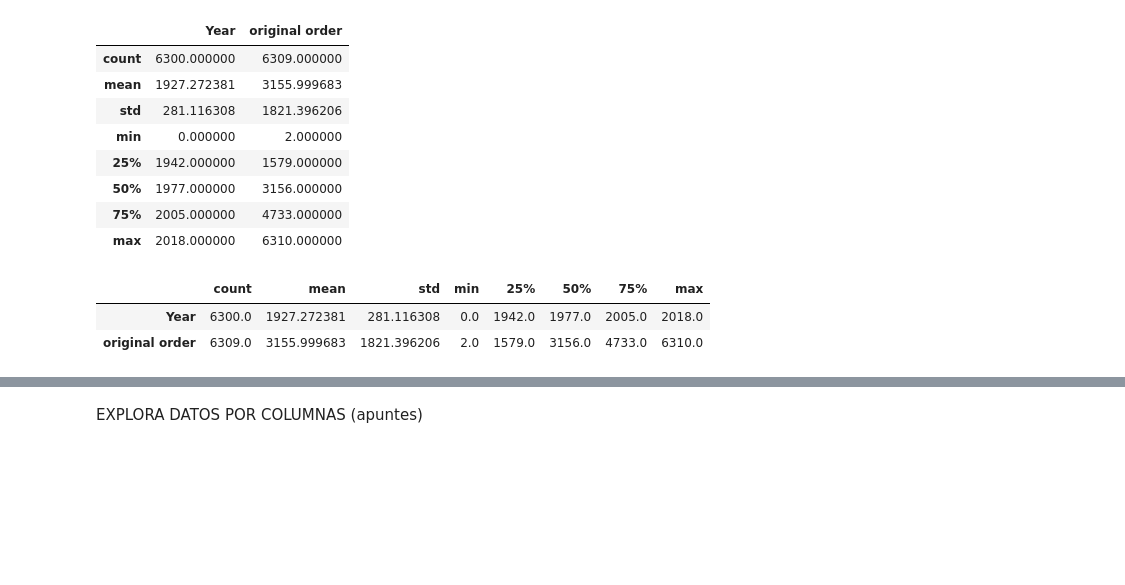
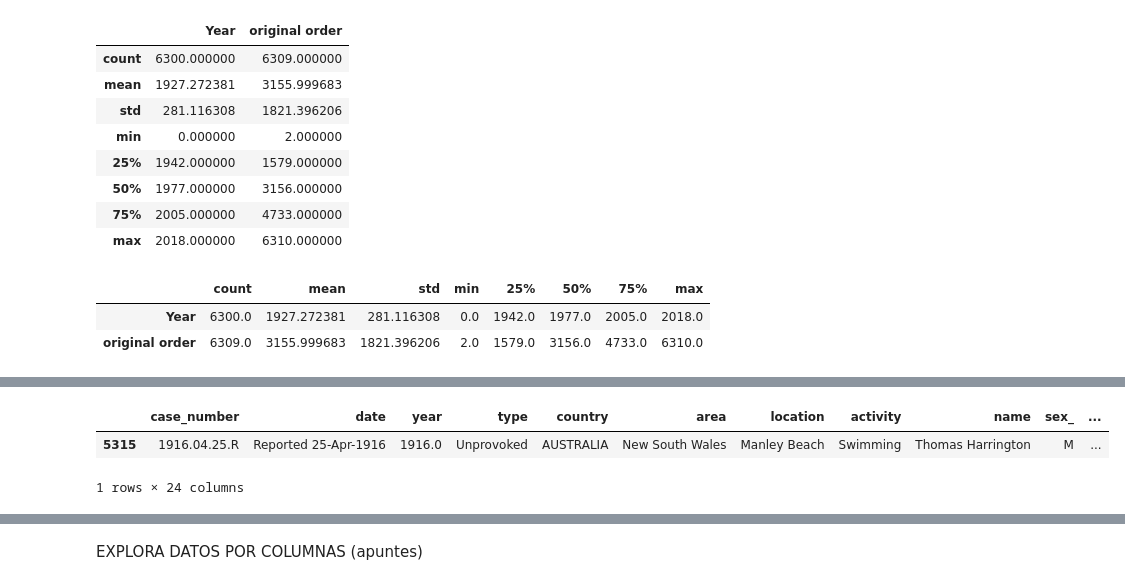
Before and after one commit to jesuschao/data-cleaning-pandas, a Jupyter notebook: your-code/clean.ipynb, the cells around one changed output, grey strips where cells are left out. Drawn from its saved outputs; the diff is of its cells as text; code cells hidden in the pictures; blank space fills up the shorter version.

```diff
--- a/your-code/clean.ipynb
+++ b/your-code/clean.ipynb
@@ -108,0 +178,7 @@ attacks.describe().T
+# %%
+attacks_renombrado = attacks.rename(columns=diccio_nuevas)
+attacks_renombrado.sample()
+# %% [output]
+|  | case_number | date | year | type | country | area | location | activity | name | sex_ | ... |
+| 5315 | 1916.04.25.R | Reported 25-Apr-1916 | 1916.0 | Unprovoked | AUSTRALIA | New South Wales | Manley Beach | Swimming | Thomas Harrington | M | ... |
+1 rows × 24 columns
```
Also changed, not shown: parts of 25 cells of this notebook.
